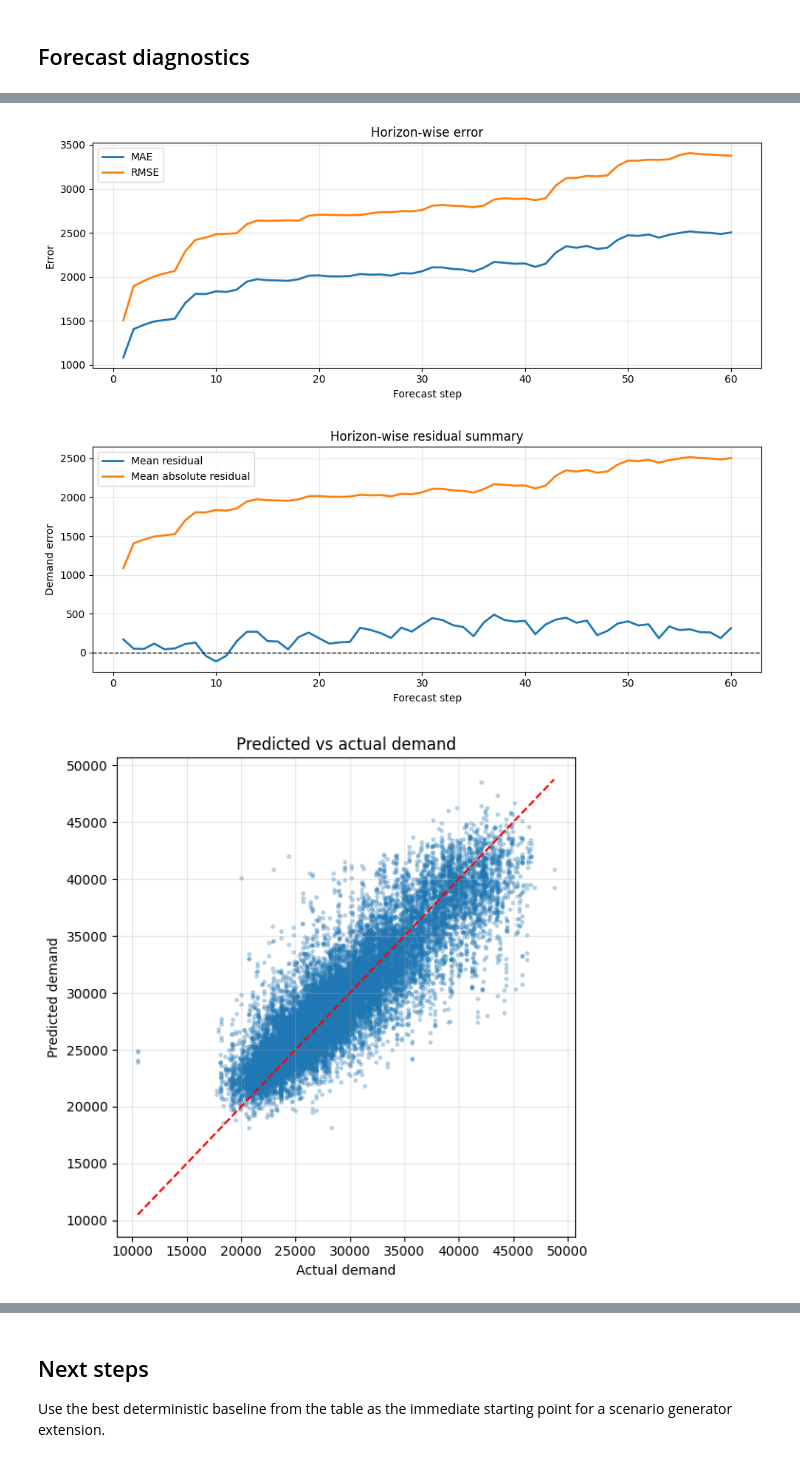
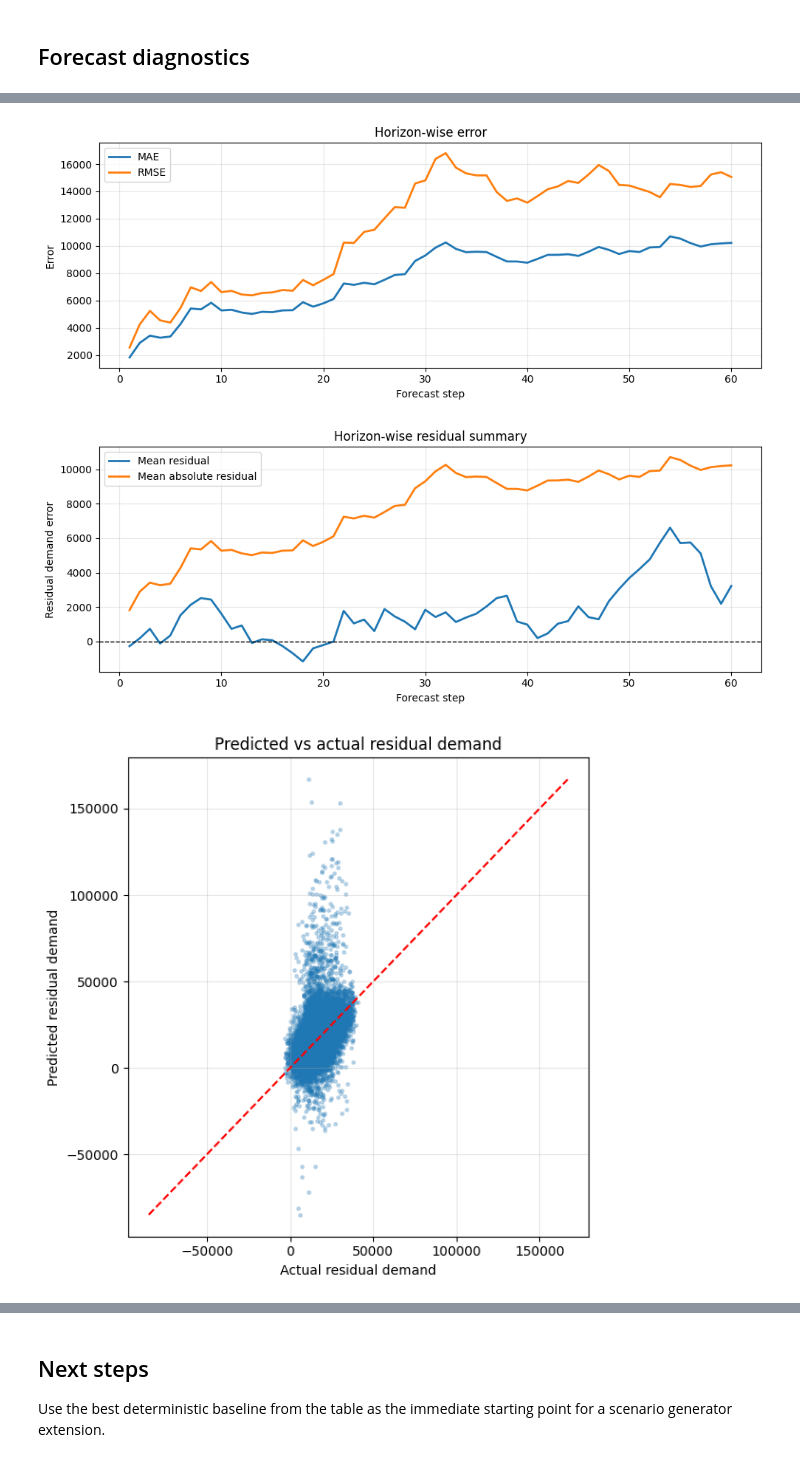
Before and after one commit to jpbarona/quantihack, a Jupyter notebook: src/jp/notebook.ipynb, the cells around one changed output, grey strips where cells are left out. Saved outputs shown, nothing was run; the diff lists cells and outputs as text; code cells hidden in the pictures.

```diff
--- a/src/jp/notebook.ipynb
+++ b/src/jp/notebook.ipynb
@@ -36,9 +36,16 @@ torch.manual_seed(42)
 <torch._C.Generator at 0x...>
 # %%
 cleangriddata = pd.read_parquet(
-    "data/CleanGridData/data.parquet",
+    "data/CleanGridData/data_1h.parquet",
     columns=FEATURE_COLUMNS,
 )
+
+cleangriddata["residual_demand"] = (
+    cleangriddata["demand"]
+    - cleangriddata[["wind", "solar", "hydro", "biomass"]].sum(axis=1)
+)
+FEATURE_COLUMNS = FEATURE_COLUMNS + ["residual_demand"]
+cleangriddata = cleangriddata[FEATURE_COLUMNS]
 # %%
 print("Data shape:", cleangriddata.shape)
 print("Columns:", cleangriddata.columns.tolist())
@@ -105,7 +112,7 @@ Scaled split shapes: (22572, 19) (4837, 19) (4838, 19)
 # %% [markdown]
 ## Windowing
 # %%
-TARGET_COLUMN = "demand"
+TARGET_COLUMN = "residual_demand"
 TARGET_INDEX = FEATURE_COLUMNS.index(TARGET_COLUMN)
 BASE_FEATURE_COUNT = len(FEATURE_COLUMNS)
 DELTA_FEATURE_OFFSET = BASE_FEATURE_COUNT
@@ -135,8 +142,8 @@ class SequenceWindowDataset(Dataset):
         x_deltas = np.diff(x_levels, axis=0, prepend=x_levels[0:1])
         x = np.concatenate([x_levels, x_deltas], axis=1)
 
-        demand_path = self.data_array[input_end - 1:target_end, self.target_index]
-        y = np.diff(demand_path).reshape(-1, 1)
+        target_path = self.data_array[input_end - 1:target_end, self.target_index]
+        y = np.diff(target_path).reshape(-1, 1)
 
         return torch.from_numpy(x), torch.from_numpy(y)
 
@@ -166,7 +173,11 @@ Batch shapes: torch.Size([128, 60, 19]) torch.Size([128, 60, 1])
 device = torch.device("mps" if torch.backends.mps.is_available() else "cpu")
 
 def reconstruct_levels_from_deltas(pred_deltas, true_deltas, batch_x, target_index):
-    last_level = batch_x[:, -1, target_index:target_index + 1]
+    if pred_deltas.dim() == 2:
+        pred_deltas = pred_deltas.unsqueeze(-1)
+    if true_deltas.dim() == 2:
+        true_deltas = true_deltas.unsqueeze(-1)
+    last_level = batch_x[:, -1:, target_index:target_index + 1]
     pred_levels = last_level + torch.cumsum(pred_deltas, dim=1)
     true_levels = last_level + torch.cumsum(true_deltas, dim=1)
     return pred_levels, true_levels
@@ -611,11 +627,11 @@ with torch.no_grad():
 diagnostic_predictions = np.concatenate(diagnostic_pred_level_batches, axis=0)
 diagnostic_targets = np.concatenate(diagnostic_target_level_batches, axis=0)
 
-demand_scale = scaler.scale_[TARGET_INDEX]
-demand_mean = scaler.mean_[TARGET_INDEX]
+target_scale = scaler.scale_[TARGET_INDEX]
+target_mean = scaler.mean_[TARGET_INDEX]
 
-diagnostic_predictions_unscaled = diagnostic_predictions[:, :, 0] * demand_scale + demand_mean
-diagnostic_targets_unscaled = diagnostic_targets[:, :, 0] * demand_scale + demand_mean
+diagnostic_predictions_unscaled = diagnostic_predictions[:, :, 0] * target_scale + target_mean
+diagnostic_targets_unscaled = diagnostic_targets[:, :, 0] * target_scale + target_mean
 diagnostic_residuals = diagnostic_predictions_unscaled - diagnostic_targets_unscaled
 window_mae = np.mean(np.abs(diagnostic_residuals), axis=1)
 
@@ -644,7 +660,7 @@ plt.legend()
 plt.tight_layout()
 plt.show()
 # %% [output]
-[figure, old version]
+[figure, new version]
 # %%
 horizon_steps = np.arange(1, FORECAST_HORIZON + 1)
 mean_residual = np.mean(diagnostic_residuals, axis=0)
@@ -656,40 +672,40 @@ plt.plot(horizon_steps, mean_abs_residual, label="Mean absolute residual", linew
 plt.axhline(0.0, color="black", linestyle="--", linewidth=1)
 plt.title("Horizon-wise residual summary")
 plt.xlabel("Forecast step")
-plt.ylabel("Demand error")
+plt.ylabel("Residual demand error")
 plt.grid(alpha=0.3)
 plt.legend()
 plt.tight_layout()
 plt.show()
 # %% [output]
-[figure, old version]
+[figure, new version]
 # %%
 flat_targets = diagnostic_targets_unscaled.reshape(-1)
 flat_predictions = diagnostic_predictions_unscaled.reshape(-1)
 
 max_points = 20000
 if flat_targets.size > max_points:
     scatter_idx = np.random.default_rng(42).choice(flat_targets.size, size=max_points, replace=False)
 else:
     scatter_idx = np.arange(flat_targets.size)
 
 scatter_targets = flat_targets[scatter_idx]
 scatter_predictions = flat_predictions[scatter_idx]
 
 min_val = min(scatter_targets.min(), scatter_predictions.min())
 max_val = max(scatter_targets.max(), scatter_predictions.max())
 
 plt.figure(figsize=(6, 6))
 plt.scatter(scatter_targets, scatter_predictions, s=6, alpha=0.25)
 plt.plot([min_val, max_val], [min_val, max_val], color="red", linestyle="--", linewidth=1.5)
-plt.title("Predicted vs actual demand")
-plt.xlabel("Actual demand")
-plt.ylabel("Predicted demand")
+plt.title("Predicted vs actual residual demand")
+plt.xlabel("Actual residual demand")
+plt.ylabel("Predicted residual demand")
 plt.grid(alpha=0.3)
 plt.tight_layout()
 plt.show()
 # %% [output]
-[figure, old version]
+[figure, new version]
 # %%
 flat_targets = diagnostic_targets_unscaled.reshape(-1)
 flat_residuals = diagnostic_residuals.reshape(-1)
```
Also changed, not shown: parts of 12 cells of this notebook, 25 other files.
